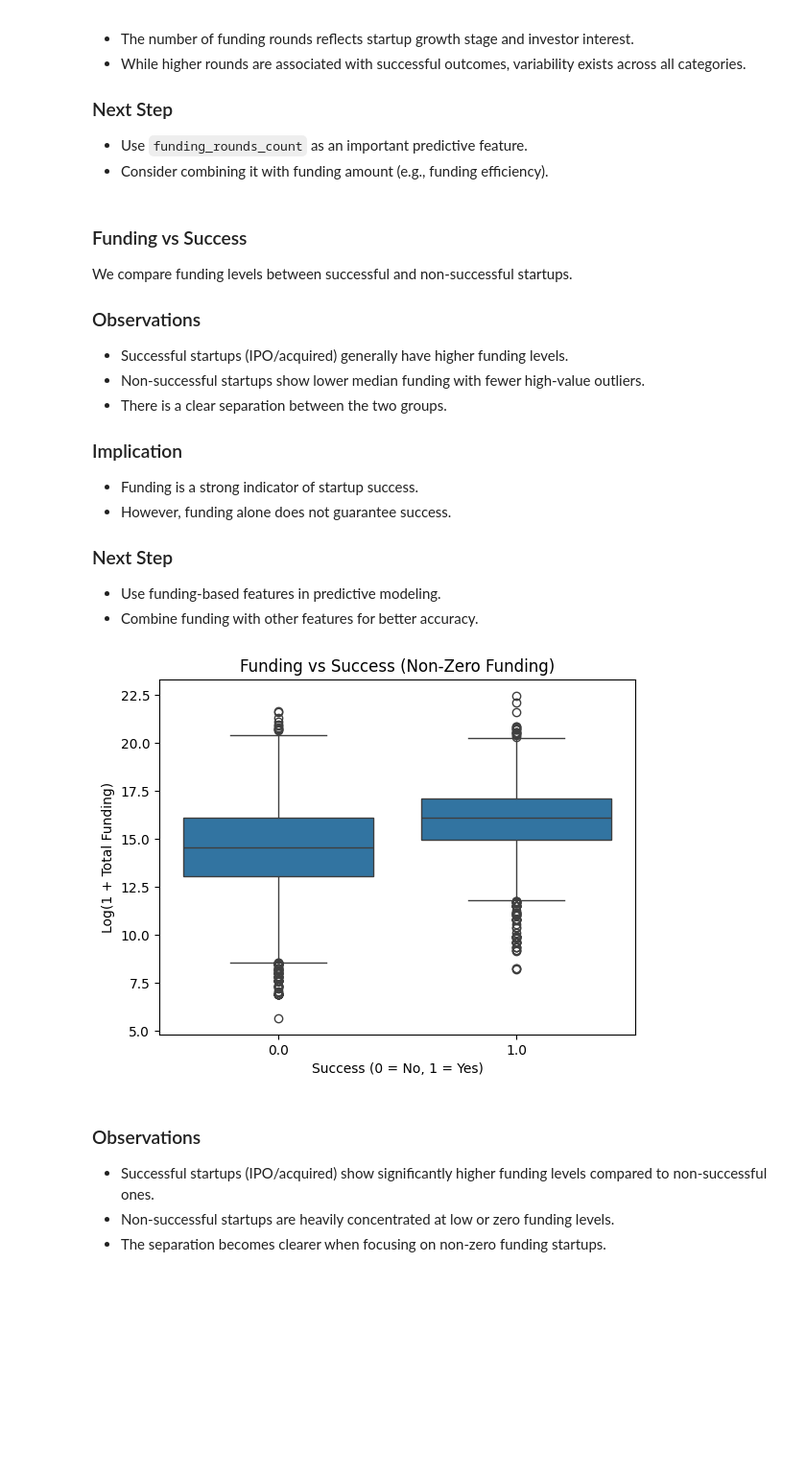
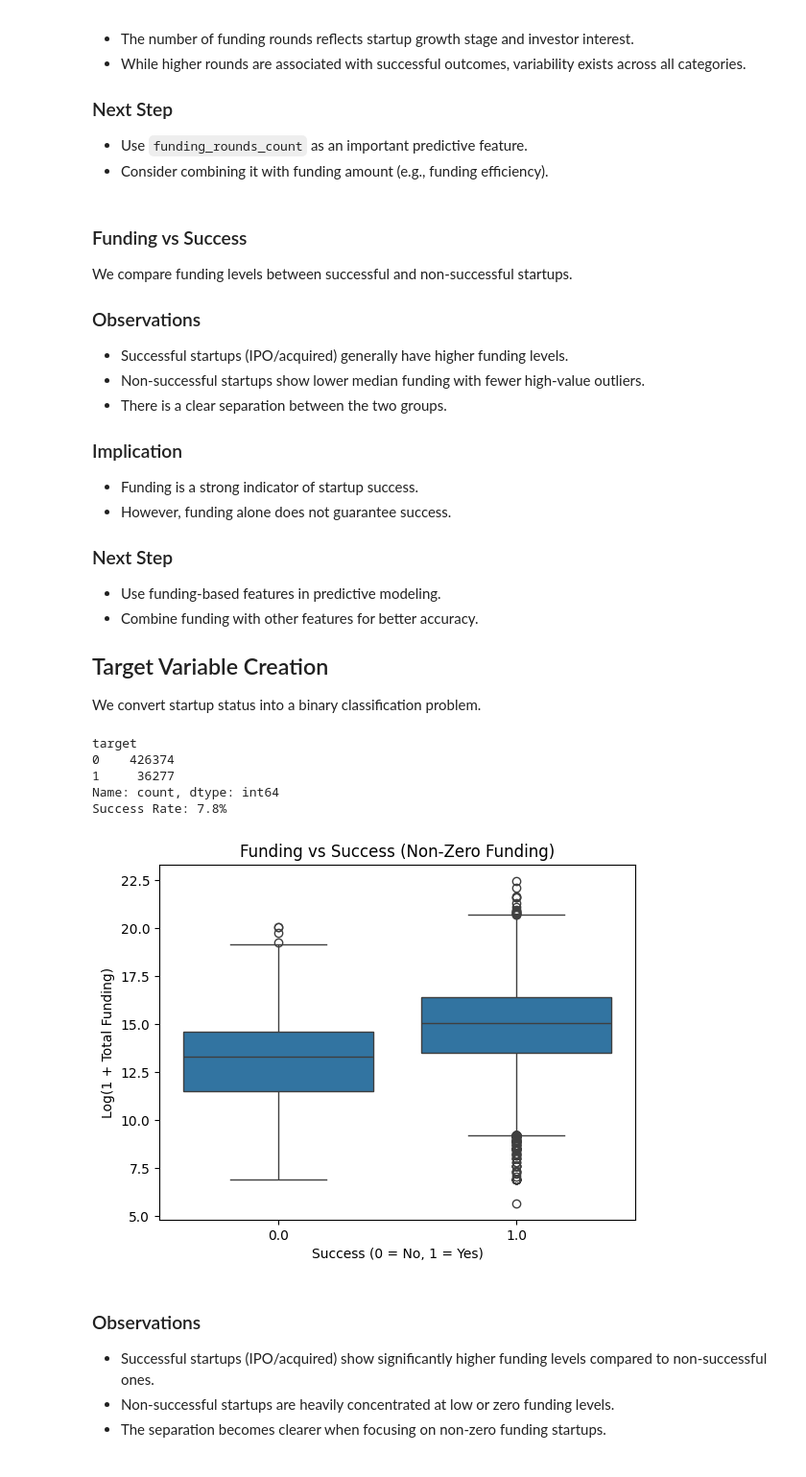
Before and after one commit to Nischal-Mahajan/Startup-Health-Intelligence-System, a Jupyter notebook: notebooks/startup_success_analysis.ipynb, the cells around one changed output. Shown at 96% size. Drawn from its saved outputs; the diff is of its cells as text; code cells hidden in the pictures; blank space fills up the shorter version.

```diff
--- a/notebooks/startup_success_analysis.ipynb
+++ b/notebooks/startup_success_analysis.ipynb
@@ -698,20 +713,55 @@ We compare funding levels between successful and non-successful startups.
 
 - Use funding-based features in predictive modeling.
 - Combine funding with other features for better accuracy.
+
+
+## Target Variable Creation
+
+We convert startup status into a binary classification problem.
 # %%
+def label_startup(row):
+    if row['status'] in ['acquired', 'ipo']:
+        return 1
+    elif row['status'] == 'closed':
+        return 0
+    else:
+        score = 0
+        if row['total_funding'] > 5000000:     score += 4
+        elif row['total_funding'] > 1000000:   score += 3
+        elif row['total_funding'] > 100000:    score += 2
+        elif row['total_funding'] > 0:         score += 1
+        if row['funding_rounds_count'] >= 3:   score += 3
+        elif row['funding_rounds_count'] == 2: score += 2
+        elif row['funding_rounds_count'] == 1: score += 1
+        if row['relationships'] >= 5:          score += 2
+        elif row['relationships'] >= 2:        score += 1
+        if row['milestones'] >= 3:             score += 2
+        elif row['milestones'] >= 1:           score += 1
+        if row['startup_age'] >= 5:            score += 2
+        elif row['startup_age'] >= 2:          score += 1
+        return 1 if score >= 5 else 0
+
+df['target'] = df.apply(label_startup, axis=1)
+print(df['target'].value_counts())
+print(f"Success Rate: {df['target'].mean()*100:.1f}%")
 sns.boxplot(
     x='target',
     y=np.log1p(df['total_funding']),
     data=df[df['total_funding'] > 0]
 )
 
 plt.title("Funding vs Success (Non-Zero Funding)")
 plt.xlabel("Success (0 = No, 1 = Yes)")
 plt.ylabel("Log(1 + Total Funding)")
 
 plt.show()
 # %% [output]
+target
+0    426374
+1     36277
+Name: count, dtype: int64
+Success Rate: 7.8%
-[figure, old version]
+[figure, new version]
 # %% [markdown]
 ### Observations
 
```
Also changed, not shown: parts of 33 cells of this notebook, 5 other files.
